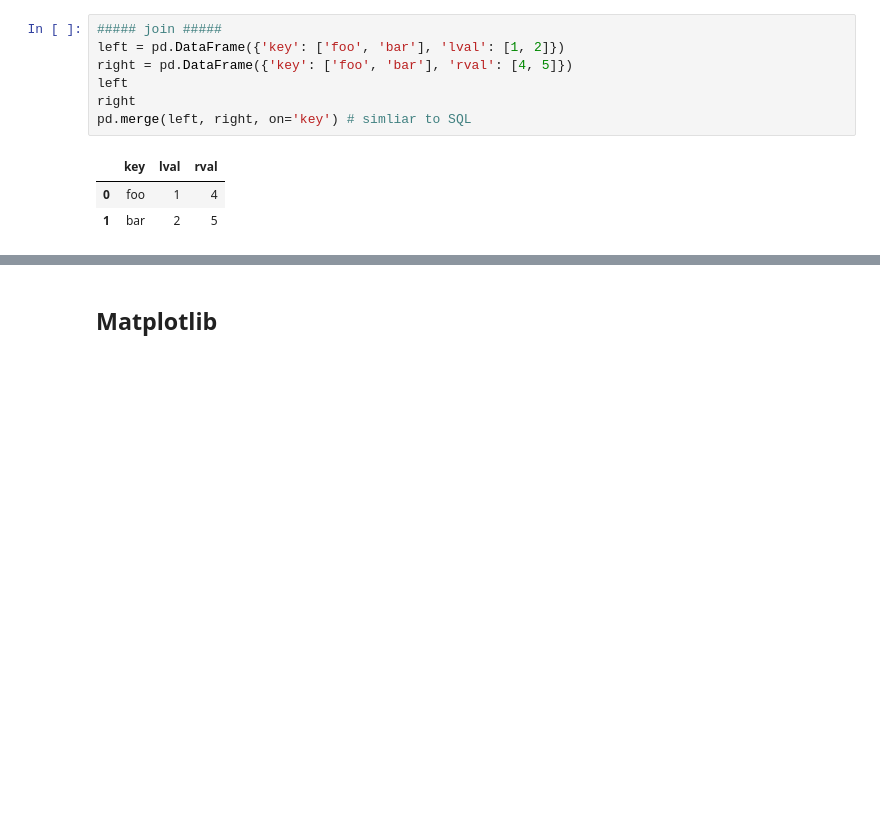
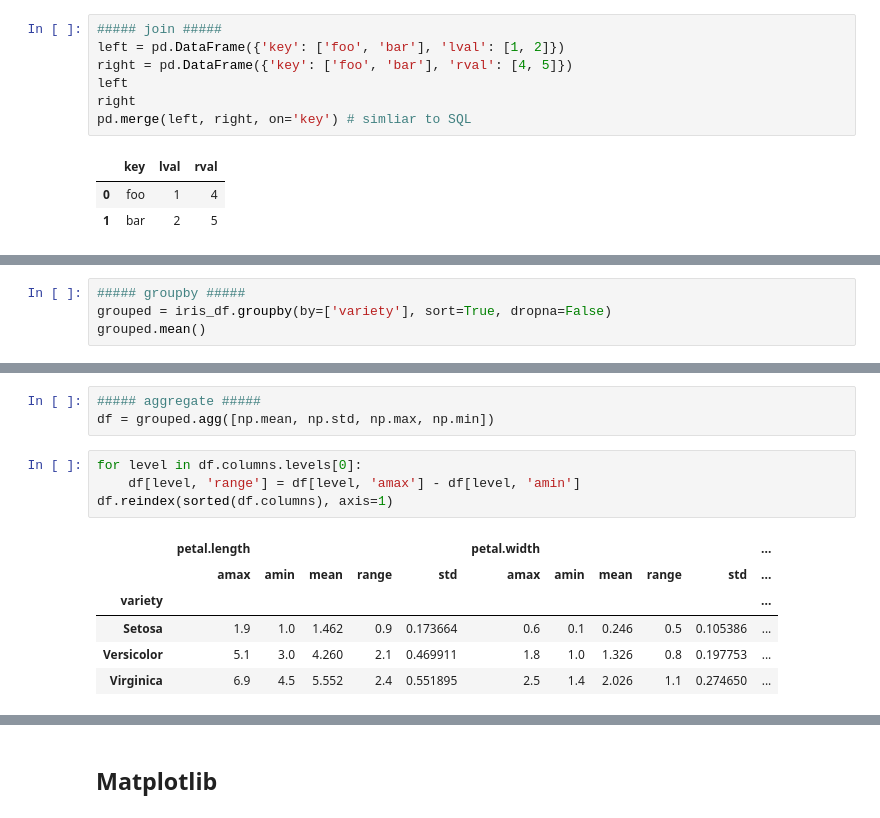
Before and after one commit to camillebeltran/Python-Packages-Intro, a Jupyter notebook: packages.ipynb, the cells around one changed output, grey strips where cells are left out. Saved outputs shown, nothing was run; the diff lists cells and outputs as text; blank space fills up the shorter version.

```diff
--- a/packages.ipynb
+++ b/packages.ipynb
@@ -590,0 +624,4 @@ pd.merge(left, right, on='key') # simliar to SQL
+# %%
+##### groupby #####
+grouped = iris_df.groupby(by=['variety'], sort=True, dropna=False)
+grouped.mean()
@@ -590,0 +634,14 @@ pd.merge(left, right, on='key') # simliar to SQL
+# %%
+##### aggregate #####
+df = grouped.agg([np.mean, np.std, np.max, np.min])
+# %%
+for level in df.columns.levels[0]:
+    df[level, 'range'] = df[level, 'amax'] - df[level, 'amin']
+df.reindex(sorted(df.columns), axis=1)
+# %% [output]
+|  | petal.length |  |  |  |  | petal.width |  |  |  |  | ... |
+|  | amax | amin | mean | range | std | amax | amin | mean | range | std | ... |
+| variety |  |  |  |  |  |  |  |  |  |  | ... |
+| Setosa | 1.9 | 1.0 | 1.462 | 0.9 | 0.173664 | 0.6 | 0.1 | 0.246 | 0.5 | 0.105386 | ... |
+| Versicolor | 5.1 | 3.0 | 4.260 | 2.1 | 0.469911 | 1.8 | 1.0 | 1.326 | 0.8 | 0.197753 | ... |
+| Virginica | 6.9 | 4.5 | 5.552 | 2.4 | 0.551895 | 2.5 | 1.4 | 2.026 | 1.1 | 0.274650 | ... |
```
Also changed, not shown: parts of 34 cells of this notebook, 1 other file.
